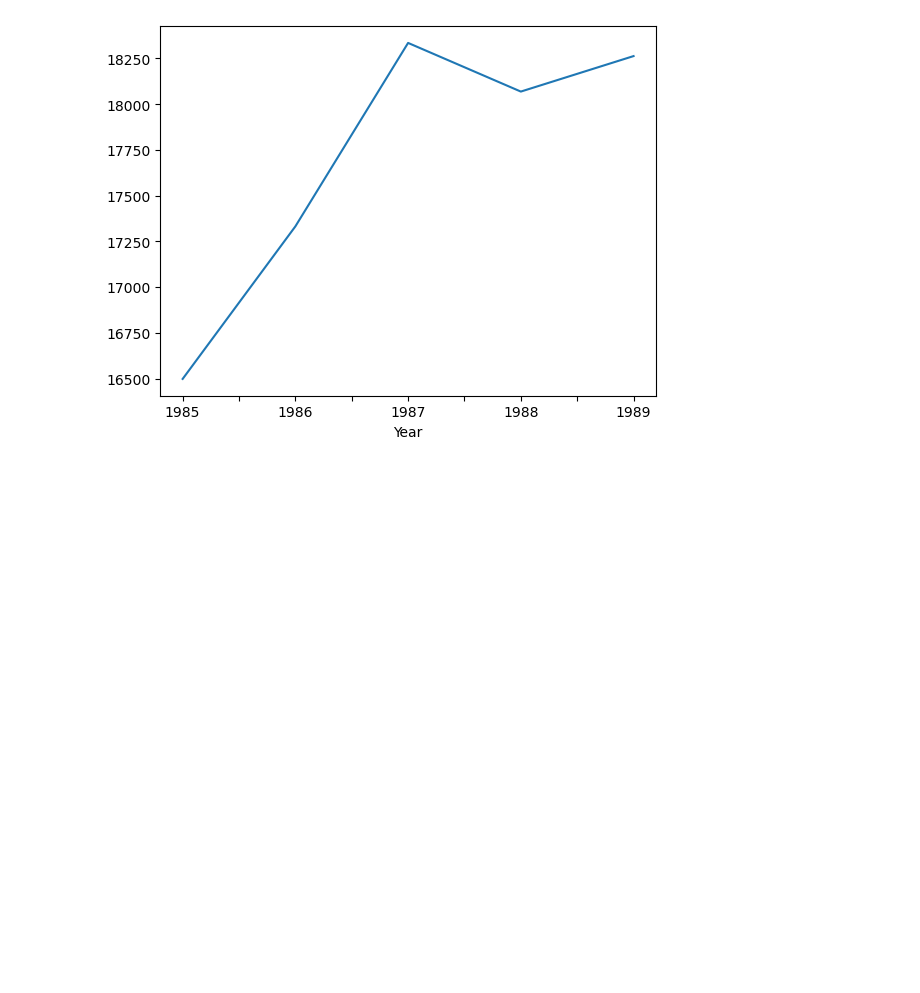
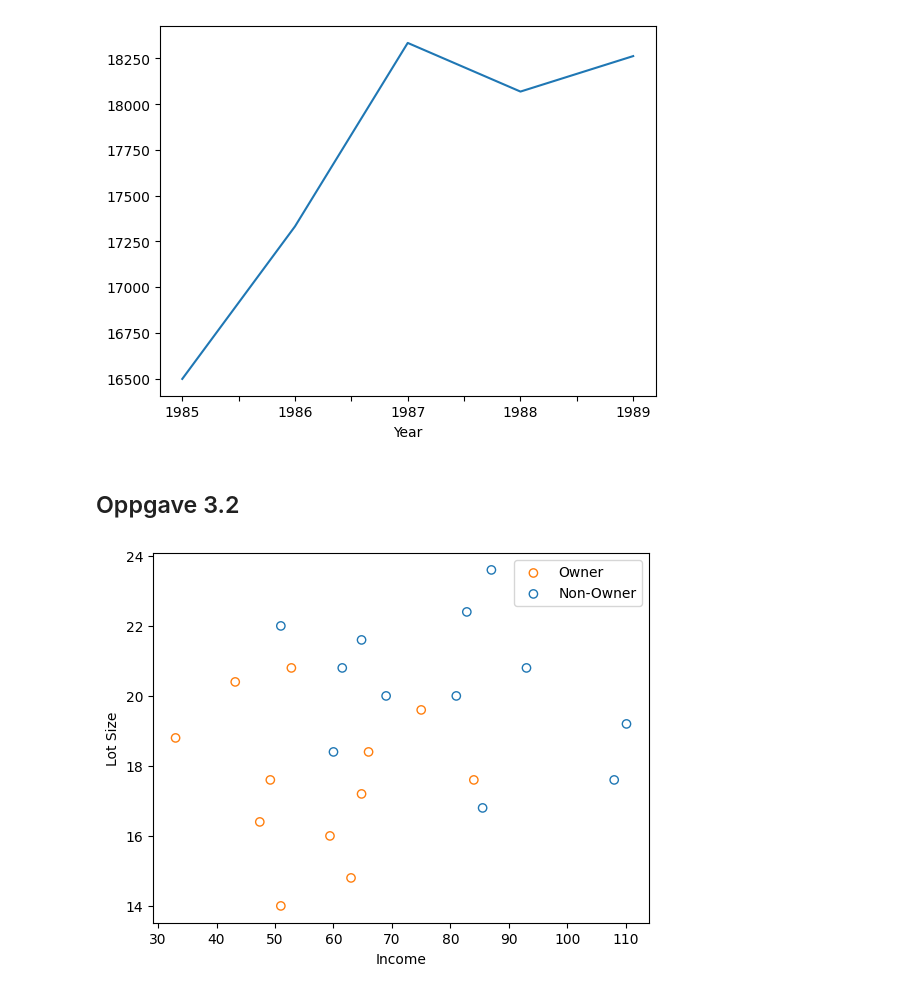
Before and after one commit to Xinini/BBAN4001, a Jupyter notebook: Øvinger/Øving 2/Øving 2.ipynb, the cells around one changed output. Drawn from its saved outputs; the diff is of its cells as text; code cells hidden in the pictures; blank space fills up the shorter version.

```diff
--- a/Øvinger/Øving 2/Øving 2.ipynb
+++ b/Øvinger/Øving 2/Øving 2.ipynb
@@ -60,3 +60,23 @@ app_ship_yearly_plot.plot(xlabel= "Year")
 plt.show()
 # %% [output]
 [figure]
+# %% [markdown]
+## Oppgave 3.2
+# %%
+df = pd.read_csv("RidingMowers.csv")
+
+df.head()
+
+#Scatter plot with colour coded Ownership
+
+fig, ax = plt.subplots()
+
+for pl, colour in ("Nonowner", "C1"), ("Owner", "C0"):
+    sub_df = df[df.Ownership == pl]
+    ax.scatter(sub_df.Income, sub_df.Lot_Size, color="none", edgecolor=colour)
+ax.set_xlabel("Income")
+ax.set_ylabel("Lot Size")
+ax.legend(["Owner", "Non-Owner"])
+plt.show()
+# %% [output]
+[figure, added]
```
Also changed, not shown: parts of 5 cells of this notebook, 2 other files.
